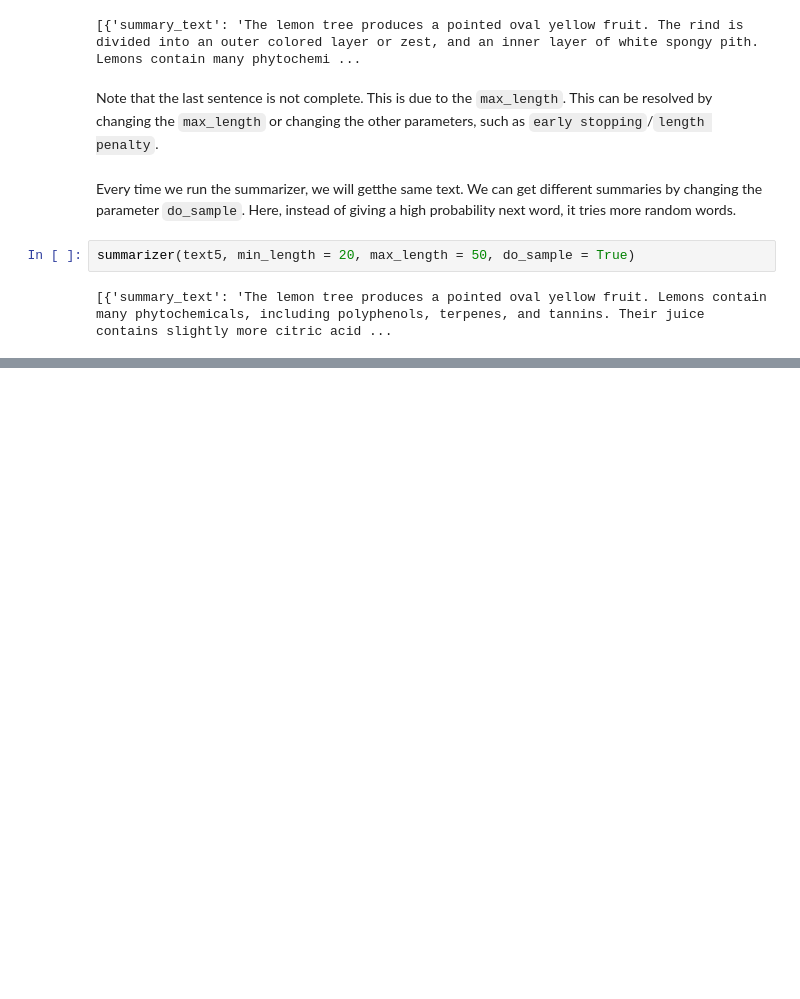
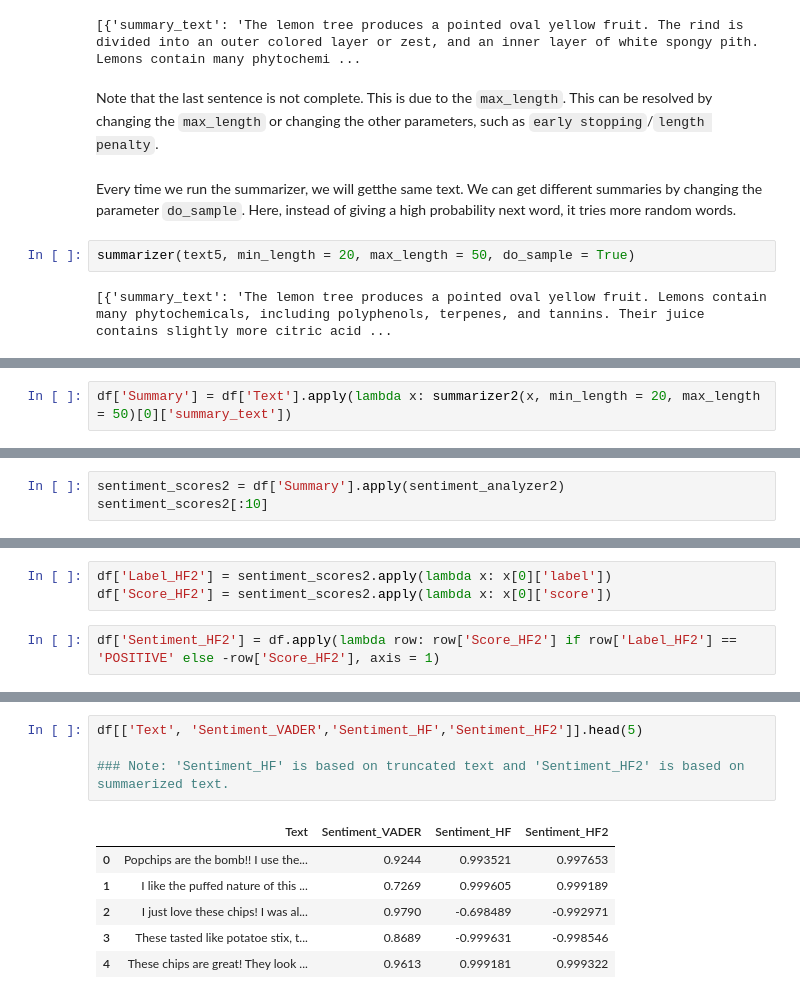
Before and after one commit to sulabola/NLP_in_Python, a Jupyter notebook: Chapter 6 - Transformers with Hugging Face.ipynb, the cells around one changed output, grey strips where cells are left out. Drawn from its saved outputs; the diff is of its cells as text; blank space fills up the shorter version.

```diff
--- a/Chapter 6 - Transformers with Hugging Face.ipynb
+++ b/Chapter 6 - Transformers with Hugging Face.ipynb
@@ -1250,0 +1300,2 @@ summarizer(text5, min_length = 20, max_length = 50, do_sample = True)
+# %%
+df['Summary'] = df['Text'].apply(lambda x: summarizer2(x, min_length = 20, max_length = 50)[0]['summary_text'])
@@ -1250,0 +1316,3 @@ summarizer(text5, min_length = 20, max_length = 50, do_sample = True)
+# %%
+sentiment_scores2 = df['Summary'].apply(sentiment_analyzer2)
+sentiment_scores2[:10]
@@ -1250,0 +1333,5 @@ summarizer(text5, min_length = 20, max_length = 50, do_sample = True)
+# %%
+df['Label_HF2'] = sentiment_scores2.apply(lambda x: x[0]['label'])
+df['Score_HF2'] = sentiment_scores2.apply(lambda x: x[0]['score'])
+# %%
+df['Sentiment_HF2'] = df.apply(lambda row: row['Score_HF2'] if row['Label_HF2'] == 'POSITIVE' else -row['Score_HF2'], axis = 1)
@@ -1250,0 +1343,11 @@ summarizer(text5, min_length = 20, max_length = 50, do_sample = True)
+# %%
+df[['Text', 'Sentiment_VADER','Sentiment_HF','Sentiment_HF2']].head(5)
+
+### Note: 'Sentiment_HF' is based on truncated text and 'Sentiment_HF2' is based on summaerized text.
+# %% [output]
+|  | Text | Sentiment_VADER | Sentiment_HF | Sentiment_HF2 |
+| 0 | Popchips are the bomb!! I use the... | 0.9244 | 0.993521 | 0.997653 |
+| 1 | I like the puffed nature of this ... | 0.7269 | 0.999605 | 0.999189 |
+| 2 | I just love these chips! I was al... | 0.9790 | -0.698489 | -0.992971 |
+| 3 | These tasted like potatoe stix, t... | 0.8689 | -0.999631 | -0.998546 |
+| 4 | These chips are great! They look ... | 0.9613 | 0.999181 | 0.999322 |
```
Also changed, not shown: parts of 15 cells of this notebook.
